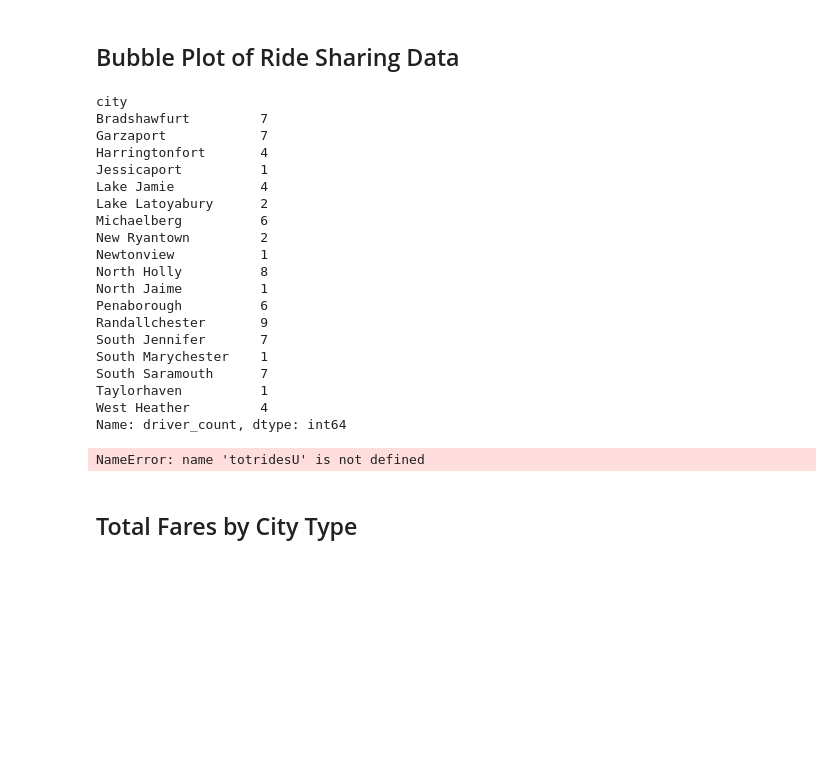
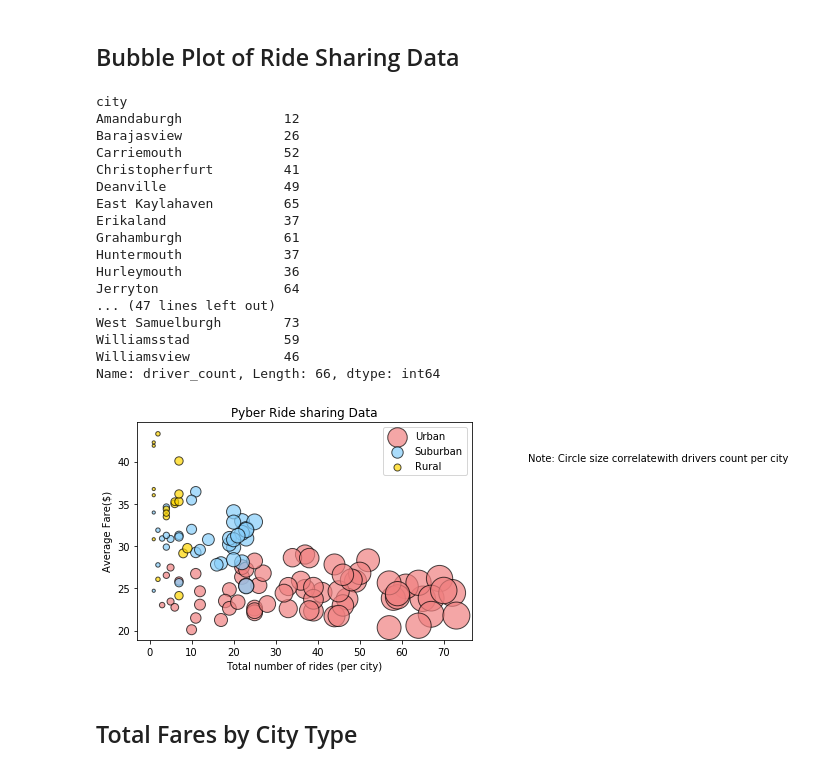
Before and after one commit to Hailu-Sefera/homework, a Jupyter notebook: pyber_starter-checkpoint.ipynb, the cells around one changed output. Saved outputs shown, nothing was run; the diff lists cells and outputs as text; code cells hidden in the pictures; blank space fills up the shorter version.

```diff
--- a/pyber_starter-checkpoint.ipynb
+++ b/pyber_starter-checkpoint.ipynb
@@ -60,31 +59,35 @@ UrbanAvfare = urbandf.groupby(['city']).mean()['fare']
 SUbrbanAvfare = surbandf.groupby(['city']).mean()['fare']
 RurrbanAvfare = Ruraldf.groupby(['city']).mean()['fare']
 #print(SUbrbanAvfare)
+# %%
+
+# Total Drivers per city
+totdriversU = urbandf.groupby("city")["driver_count"].mean()
+totdriversS = surbandf.groupby("city")["driver_count"].mean()
+totdriversR = Ruraldf.groupby("city")["driver_count"].mean()
+print(totdriversU)
+# %% [output]
+city
+Amandaburgh             12
+Barajasview             26
+Carriemouth             52
+Christopherfurt         41
+Deanville               49
+East Kaylahaven         65
+Erikaland               37
+Grahamburgh             61
+Huntermouth             37
+Hurleymouth             36
+Jerryton                64
+... (47 lines left out)
+West Samuelburgh        73
+Williamsstad            59
+Williamsview            46
+Name: driver_count, Length: 66, dtype: int64
 # %%
-
 # Total Drivers per city
-totdriversU = urbandf.groupby("city")["driver_count"].mean()
-totdriversS = surbandf.groupby("city")["driver_count"].mean()
-totdriversR = Ruraldf.groupby("city")["driver_count"].mean()
-print(totdriversR)
+# totdriversU = urbandf.groupby("city")["driver_count"].mean()
+# totdriversS = surbandf.groupby("city")["driver_count"].mean()
+# totdriversR = Ruraldf.groupby("city")["driver_count"].mean()
+# #print(totdriversR)
+# totdriversU
-# %% [output]
-city
-Bradshawfurt         7
-Garzaport            7
-Harringtonfort       4
-Jessicaport          1
-Lake Jamie           4
-Lake Latoyabury      2
-Michaelberg          6
-New Ryantown         2
-Newtonview           1
-North Holly          8
-North Jaime          1
-Penaborough          6
-Randallchester       9
-South Jennifer       7
-South Marychester    1
-South Saramouth      7
-Taylorhaven          1
-West Heather         4
-Name: driver_count, dtype: int64
@@ -97,18 +94,18 @@ totdriversR = Ruraldf.groupby("city")["driver_count"].mean()
 # %%
 # create a scatter plot amplifying the marker to show better
-plt.scatter(totridesU, UrbanAvfare , s= totdriversU*5 , c='#F08080', alpha=.7, edgecolor="black", marker="o", label="Urban")
-plt.scatter(totridesS, SUbrbanAvfare , s= totdriversS*5 , c='#87CEFA', alpha=.7, edgecolor="black", marker="o", label="Suburban")
-plt.scatter(totridesR, RurrbanAvfare , s= totdriversR*5 , c='#FFD700', alpha=.7, edgecolor="black", marker="o", label="Rural")
+plt.scatter(totdriversU, UrbanAvfare ,   s= totdriversU*10 , c='#F08080', alpha=.7, edgecolor="black", marker="o", label="Urban")
+plt.scatter(totdriversS, SUbrbanAvfare , s= totdriversS*10 , c='#87CEFA', alpha=.7, edgecolor="black", marker="o", label="Suburban")
+plt.scatter(totdriversR, RurrbanAvfare , s= totdriversR*10 , c='#FFD700', alpha=.7, edgecolor="black", marker="o", label="Rural")
 plt.title("Pyber Ride sharing Data")
 plt.xlabel("Total number of rides (per city)")
 plt.ylabel("Average Fare($)")
-plt.text(10, 45,"Size of Bubble denotes ", fontsize=10)
-plt.text(10, 43," # drivers per city", fontsize=10)
+plt.text(90, 40,"Note: Circle size correlate ", fontsize=10)
+plt.text(120, 40," with drivers count per city", fontsize=10)
 plt.legend()
 sns.set
 plt.show()
 # %% [output]
-NameError: name 'totridesU' is not defined
+[figure, added]
 # %% [markdown]
 ## Total Fares by City Type
 # %%
```
Also changed, not shown: parts of 3 cells of this notebook, 1 other file.
